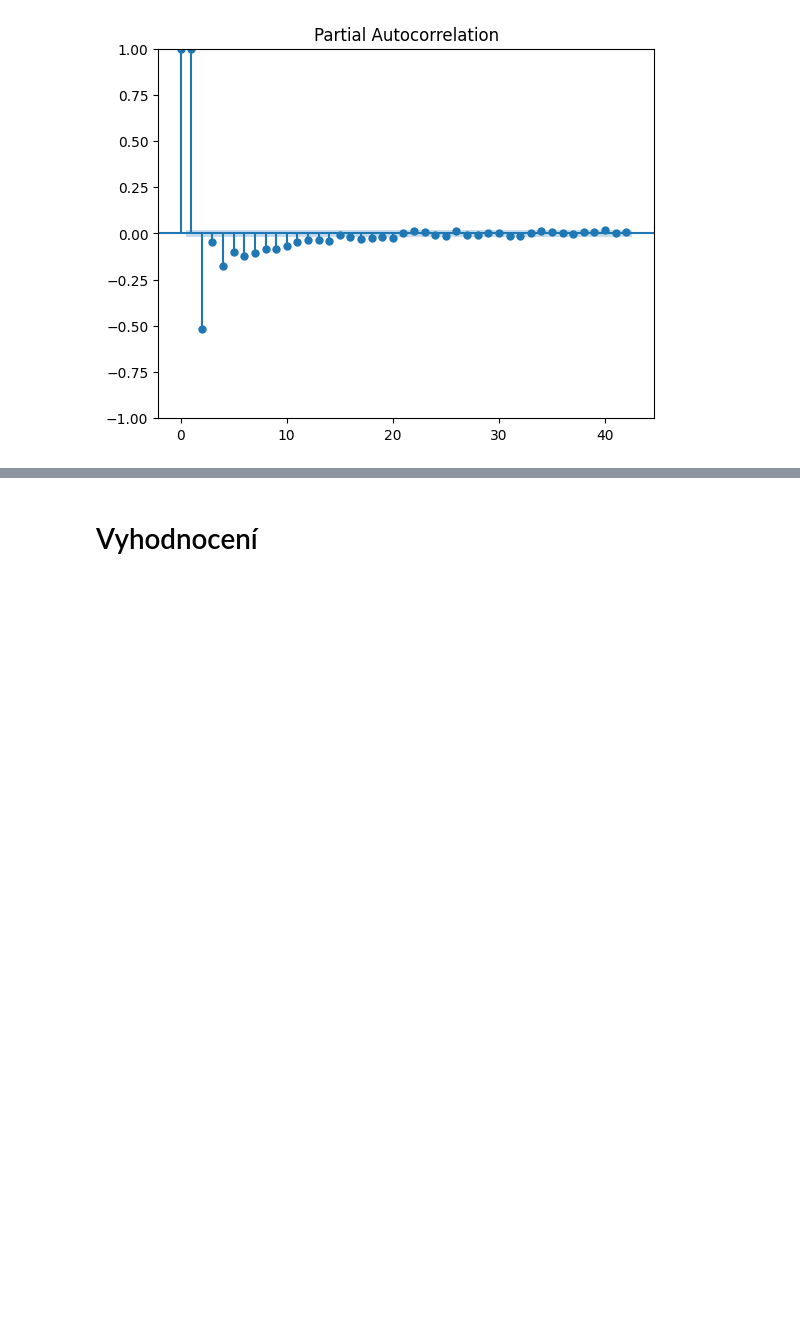
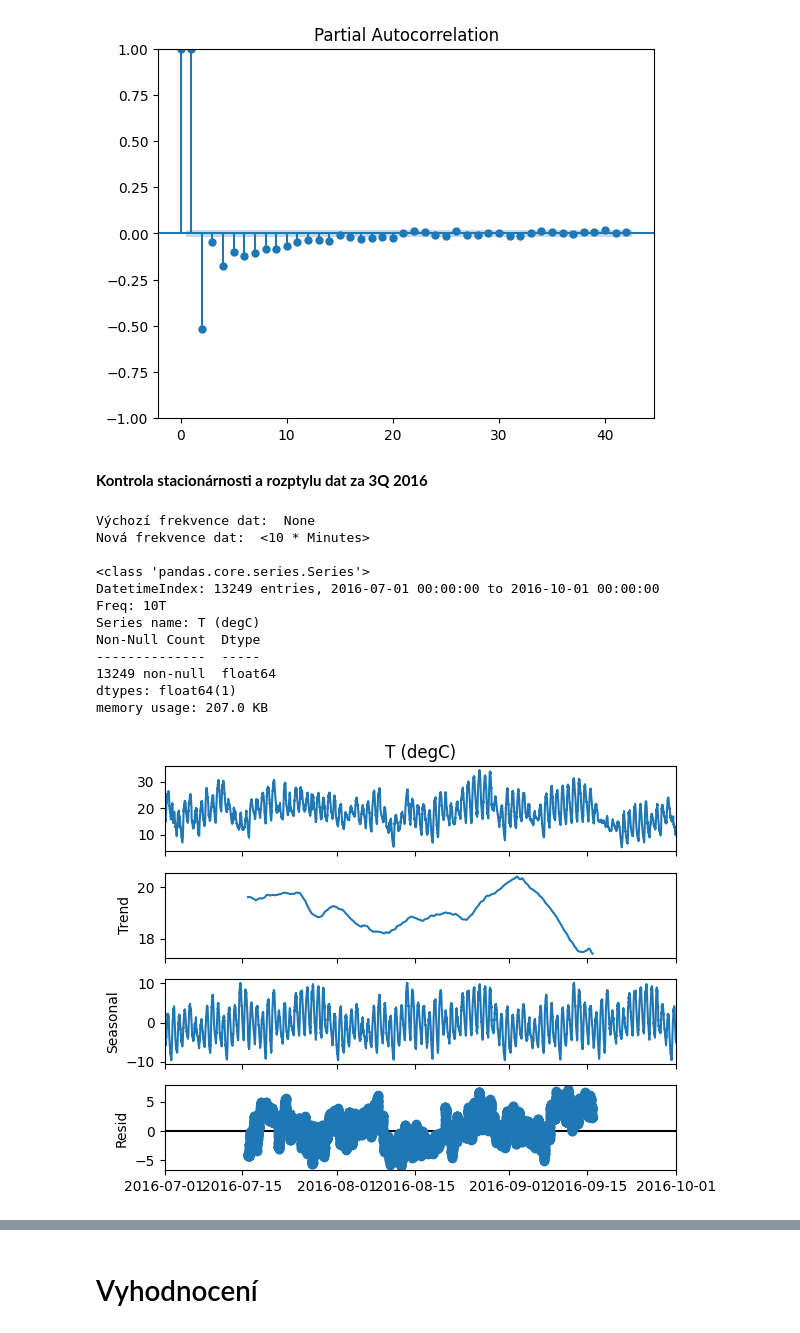
Before and after one commit to OK2JKZ/Temperature_forecasting, a Jupyter notebook: Temperature_forecasting.ipynb, the cells around one changed output, grey strips where cells are left out. Cells and saved outputs as stored; diff of their text form; code cells hidden in the pictures; blank space fills up the shorter version.

```diff
--- a/Temperature_forecasting.ipynb
+++ b/Temperature_forecasting.ipynb
@@ -686,3 +711,53 @@ plt.show()
 # %% [output]
 [figure]
 [figure]
+# %% [markdown]
+**Kontrola stacionárnosti a rozptylu dat za 3Q 2016**
+# %%
+import pandas as pd
+import matplotlib.pyplot as plt
+from statsmodels.tsa.seasonal import seasonal_decompose
+
+# Načtení dat
+data = pd.read_csv('jena_climate_3Q_2016.csv', parse_dates=['Date Time'], index_col='Date Time')
+data.index = pd.to_datetime(data.index, format='%d.%m.%Y %H:%M:%S')
+
+# Check for duplicate index values
+duplicate_idx = data.index.duplicated()
+
+# If duplicates exist, decide how to handle them.
+# Here's one approach - keep the first occurrence
+if duplicate_idx.any():
+  data = data[~duplicate_idx]
+
+print('Výchozí frekvence dat: ', data.index.freq)
+data = data.asfreq('10min')  # frekvence 10 minut
+print('Nová frekvence dat: ', data.index.freq)
+print()
+
+temperature = data['T (degC)']
+temperature.info()
+print()
+temperature.describe()
+print()
+# Handle missing values by interpolation
+temperature = temperature.interpolate()
+
+result = seasonal_decompose(temperature, model='additive', period=4320)
+# period=52560: x must have 2 complete cycles requires 105120 observations
+result.plot()
+plt.show()
+# %% [output]
+Výchozí frekvence dat:  None
+Nová frekvence dat:  <10 * Minutes>
+
+<class 'pandas.core.series.Series'>
+DatetimeIndex: 13249 entries, 2016-07-01 00:00:00 to 2016-10-01 00:00:00
+Freq: 10T
+Series name: T (degC)
+Non-Null Count  Dtype
+--------------  -----
+13249 non-null  float64
+dtypes: float64(1)
+memory usage: 207.0 KB
+[figure, added]
```
Also changed, not shown: parts of 28 cells of this notebook.
